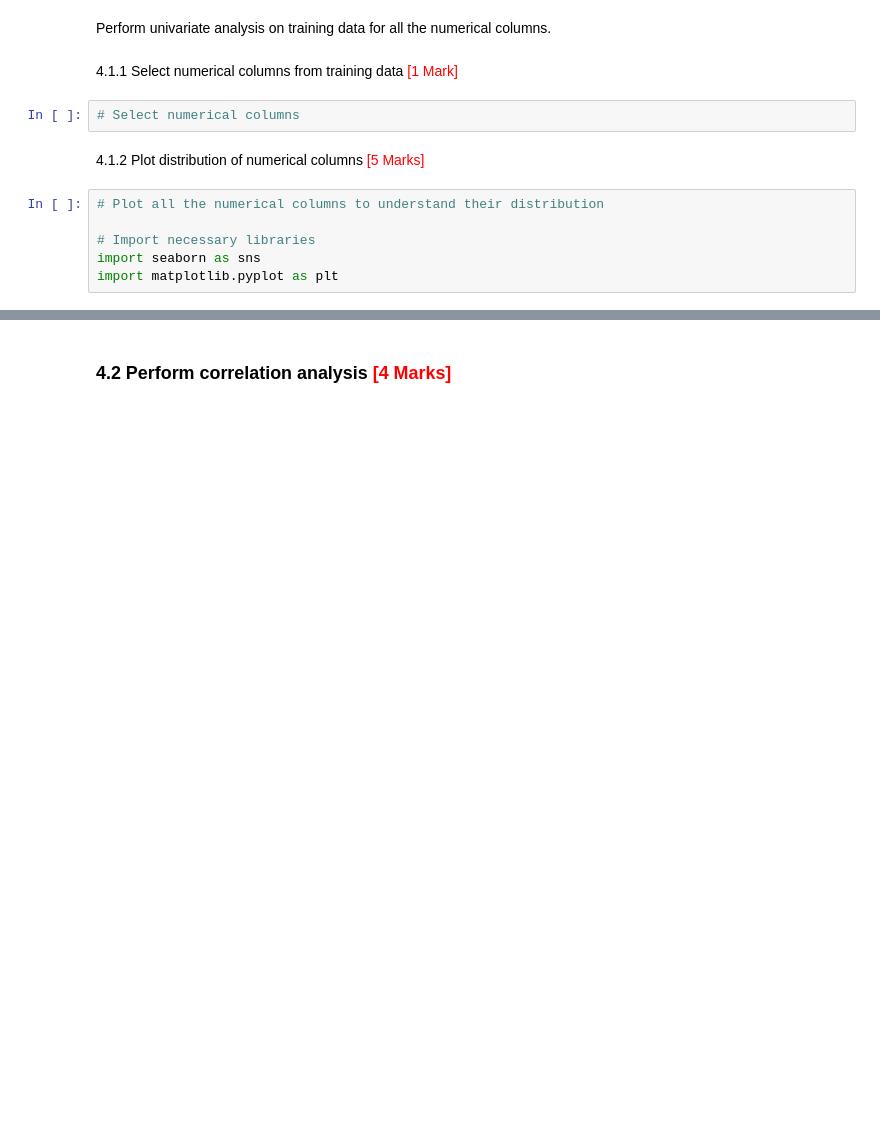
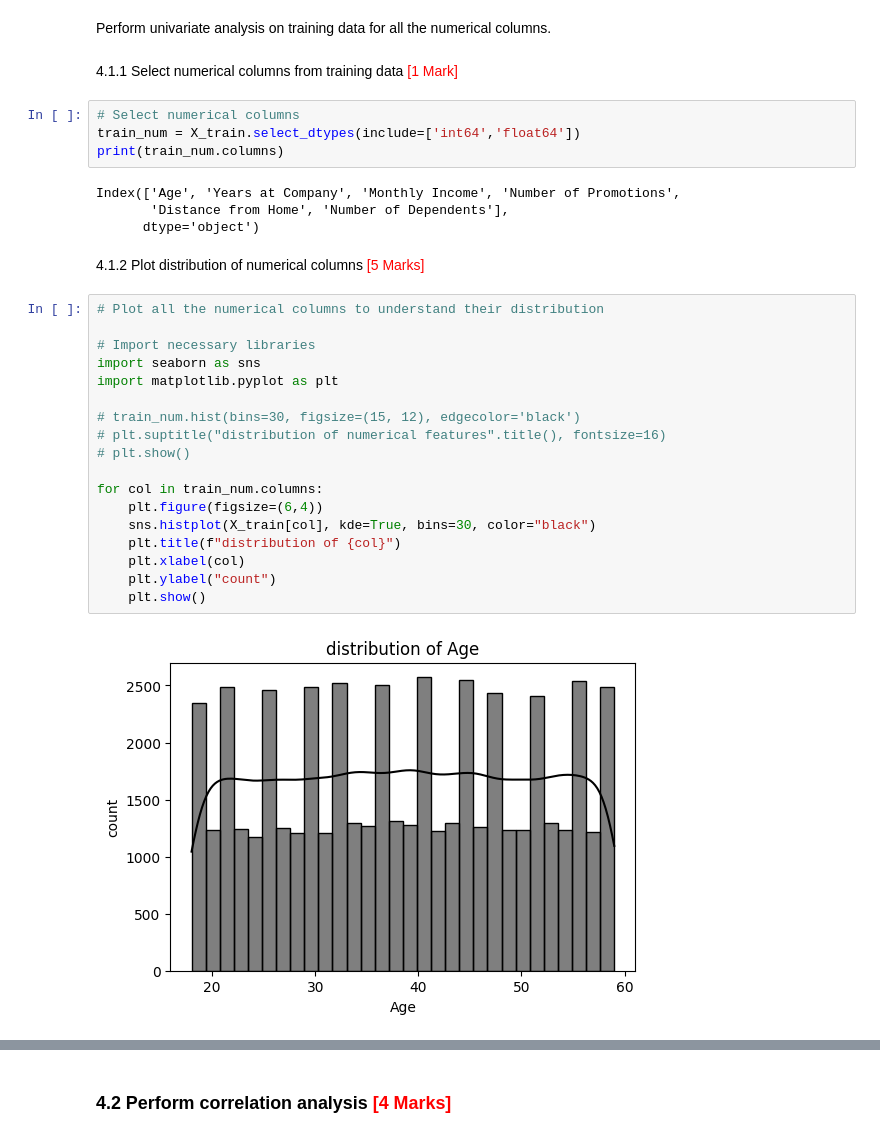
Before and after one commit to DurgaPrasad-237/logistic_regression_assignment, a Jupyter notebook: Predicting_Employee_Retention_Starter.ipynb, the cells around one changed output, grey strips where cells are left out. Saved outputs shown, nothing was run; the diff lists cells and outputs as text; blank space fills up the shorter version.

```diff
--- a/Predicting_Employee_Retention_Starter.ipynb
+++ b/Predicting_Employee_Retention_Starter.ipynb
@@ -464,11 +463,31 @@ Perform univariate analysis on training data for all the numerical columns.
 4.1.1 Select numerical columns from training data <font color = "red">[1 Mark]</font>
 # %%
 # Select numerical columns
+train_num = X_train.select_dtypes(include=['int64','float64'])
+print(train_num.columns)
+# %% [output]
+Index(['Age', 'Years at Company', 'Monthly Income', 'Number of Promotions',
+       'Distance from Home', 'Number of Dependents'],
+      dtype='object')
 # %% [markdown]
 4.1.2 Plot distribution of numerical columns <font color = "red">[5 Marks]</font>
-# %%
-# Plot all the numerical columns to understand their distribution
-
-# Import necessary libraries
-import seaborn as sns
-import matplotlib.pyplot as plt
+# %%
+# Plot all the numerical columns to understand their distribution
+
+# Import necessary libraries
+import seaborn as sns
+import matplotlib.pyplot as plt
+
+# train_num.hist(bins=30, figsize=(15, 12), edgecolor='black')
+# plt.suptitle("distribution of numerical features".title(), fontsize=16)
+# plt.show()
+
+for col in train_num.columns:
+    plt.figure(figsize=(6,4))
+    sns.histplot(X_train[col], kde=True, bins=30, color="black")
+    plt.title(f"distribution of {col}")
+    plt.xlabel(col)
+    plt.ylabel("count")
+    plt.show()
+# %% [output]
+[figure, added]
```
Also changed, not shown: parts of 13 cells of this notebook.
